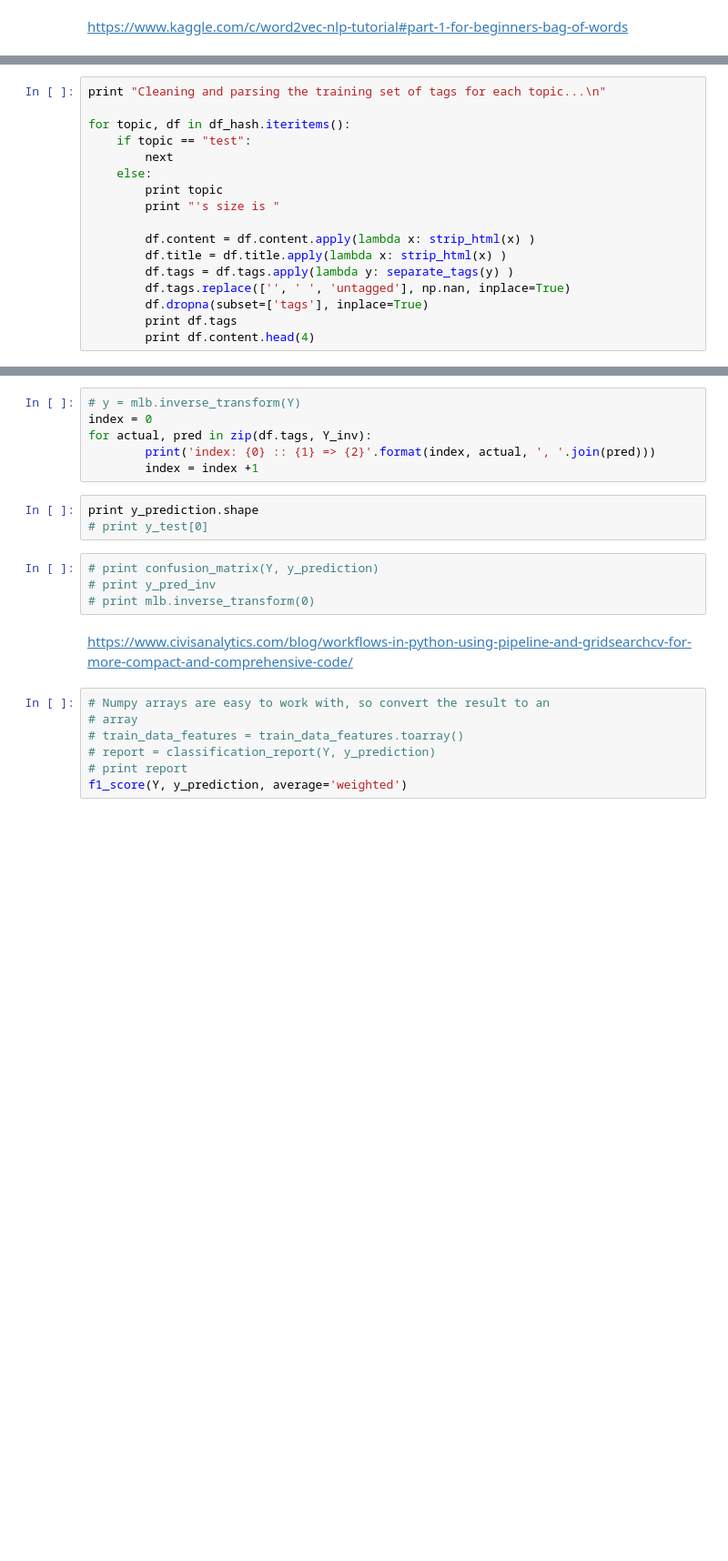
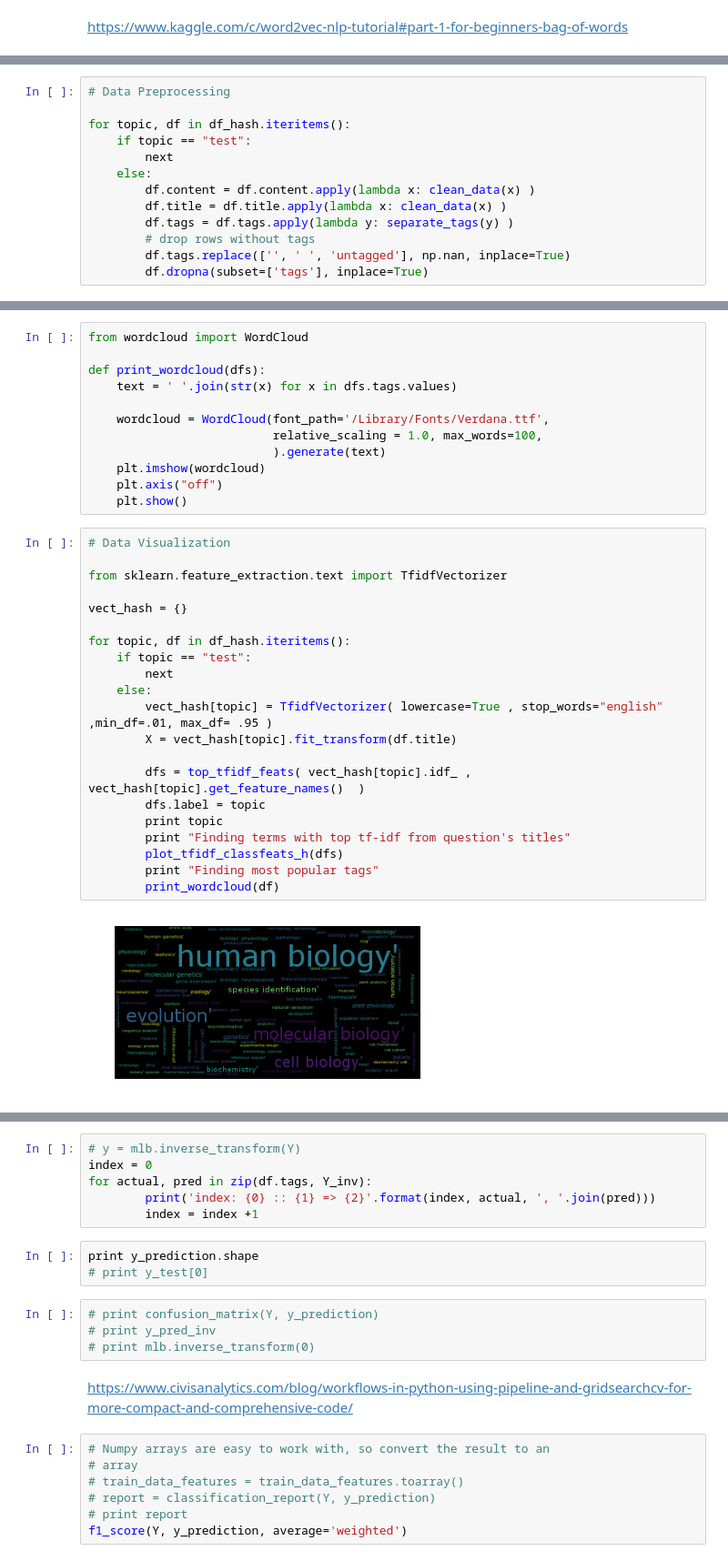
Before and after one commit to mrlevitas/udacity_kaggle_ml_capstone, a Jupyter notebook: roman_levitas_capstone.ipynb, the cells around one changed output, grey strips where cells are left out. Shown at 91% size. Saved outputs shown, nothing was run; the diff lists cells and outputs as text; blank space fills up the shorter version.

Commit message:
report on a roll, wordcloud/historgrams

```diff
--- a/roman_levitas_capstone.ipynb
+++ b/roman_levitas_capstone.ipynb
@@ -120,20 +116,16 @@ def strip_html(raw_html):
 # %%
-print "Cleaning and parsing the training set of tags for each topic...\n"
+# Data Preprocessing
 
 for topic, df in df_hash.iteritems():
     if topic == "test":
         next
     else:
-        print topic
-        print "'s size is "
-
-        df.content = df.content.apply(lambda x: strip_html(x) )
-        df.title = df.title.apply(lambda x: strip_html(x) )
+        df.content = df.content.apply(lambda x: clean_data(x) )
+        df.title = df.title.apply(lambda x: clean_data(x) )
         df.tags = df.tags.apply(lambda y: separate_tags(y) )
+        # drop rows without tags
         df.tags.replace(['', ' ', 'untagged'], np.nan, inplace=True)
         df.dropna(subset=['tags'], inplace=True)
-        print df.tags
-        print df.content.head(4)
 # %% [output]
 Cleaning and parsing the training set of tags for each topic...
 
@@ -371,0 +179,35 @@ ImportError: No module named skmultilearn.ensemble
+# %%
+from wordcloud import WordCloud
+
+def print_wordcloud(dfs):
+    text = ' '.join(str(x) for x in dfs.tags.values)
+
+    wordcloud = WordCloud(font_path='/Library/Fonts/Verdana.ttf',
+                          relative_scaling = 1.0, max_words=100,
+                          ).generate(text)
+    plt.imshow(wordcloud)
+    plt.axis("off")
+    plt.show()
+# %%
+# Data Visualization
+
+from sklearn.feature_extraction.text import TfidfVectorizer
+
+vect_hash = {}
+
+for topic, df in df_hash.iteritems():
+    if topic == "test":
+        next
+    else:
+        vect_hash[topic] = TfidfVectorizer( lowercase=True , stop_words="english" ,min_df=.01, max_df= .95 )
+        X = vect_hash[topic].fit_transform(df.title)
+
+        dfs = top_tfidf_feats( vect_hash[topic].idf_ , vect_hash[topic].get_feature_names()  )
+        dfs.label = topic
+        print topic
+        print "Finding terms with top tf-idf from question's titles"
+        plot_tfidf_classfeats_h(dfs)
+        print "Finding most popular tags"
+        print_wordcloud(df)
+# %% [output]
+[figure, added]
```
Also changed, not shown: parts of 19 cells of this notebook, 1 other file.
